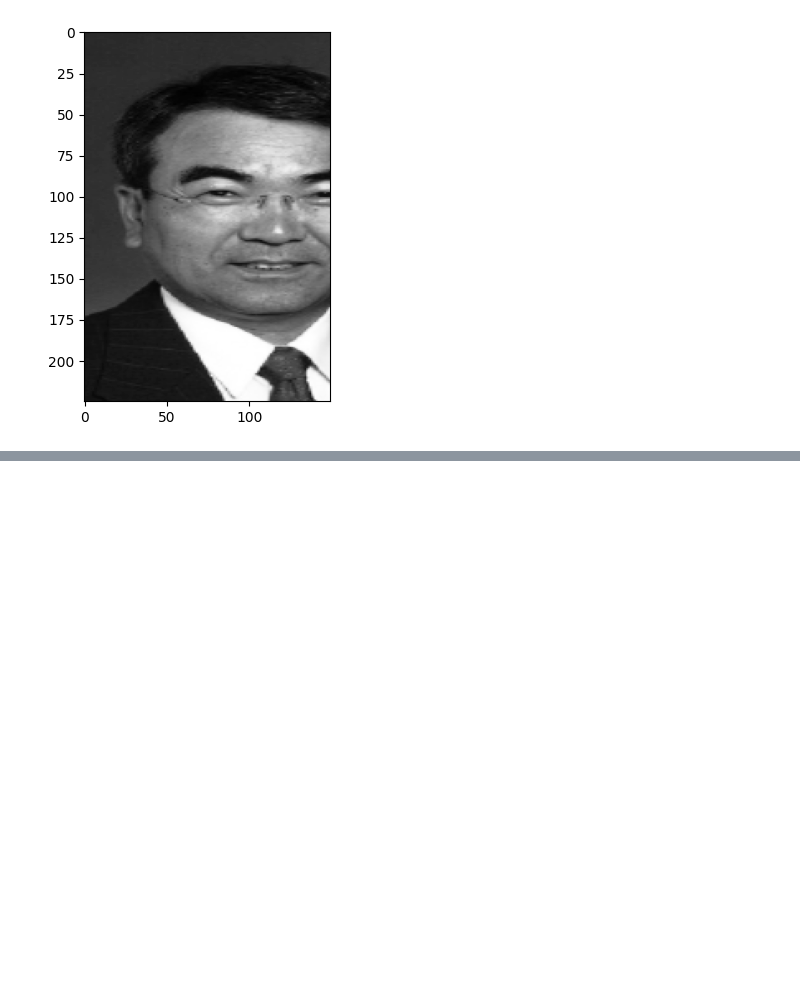
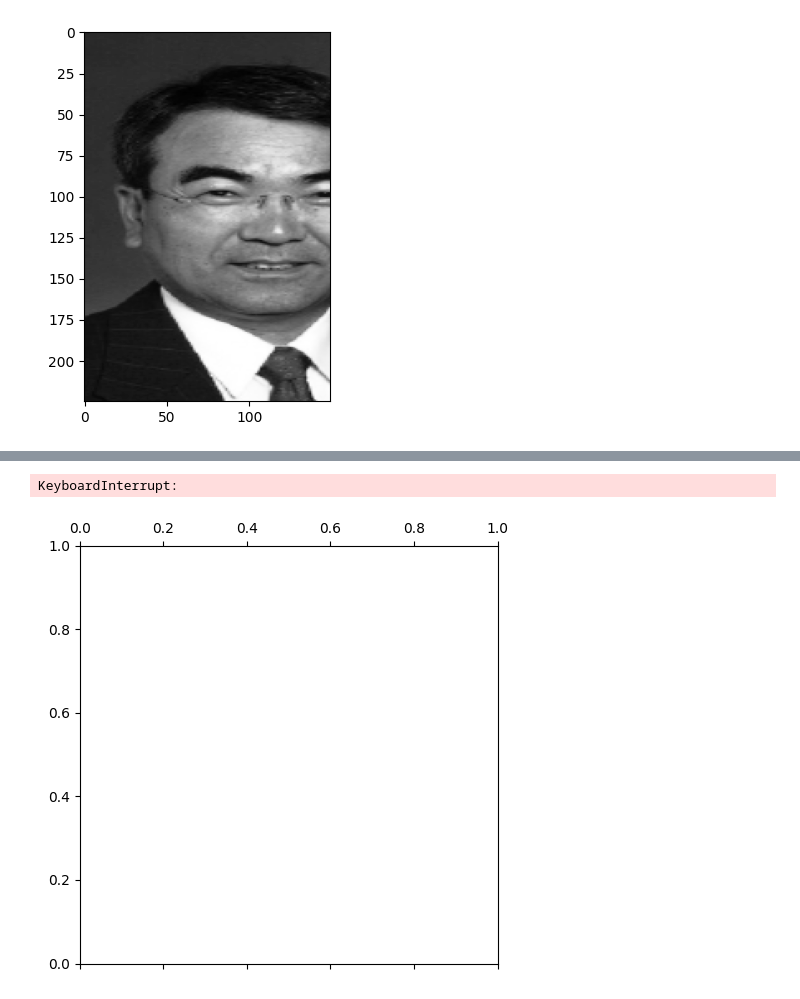
Before and after one commit to GerasimovIV/dense_image_aligment, a Jupyter notebook: ExampleAffine.ipynb, the cells around one changed output, grey strips where cells are left out. Drawn from its saved outputs; the diff is of its cells as text; code cells hidden in the pictures; blank space fills up the shorter version.

```diff
--- a/ExampleAffine.ipynb
+++ b/ExampleAffine.ipynb
@@ -27,0 +90,12 @@ plt.show()
+# %%
+save_aligment_progress(
+    f'./draft.gif',
+    image=templ,
+    template=image,
+    coords_transform=affine_transform,
+    ps=ps,
+    duration=100,
+)
+# %% [output]
+KeyboardInterrupt:
+[figure, added]
```
Also changed, not shown: parts of 8 cells of this notebook, 7 other files.
